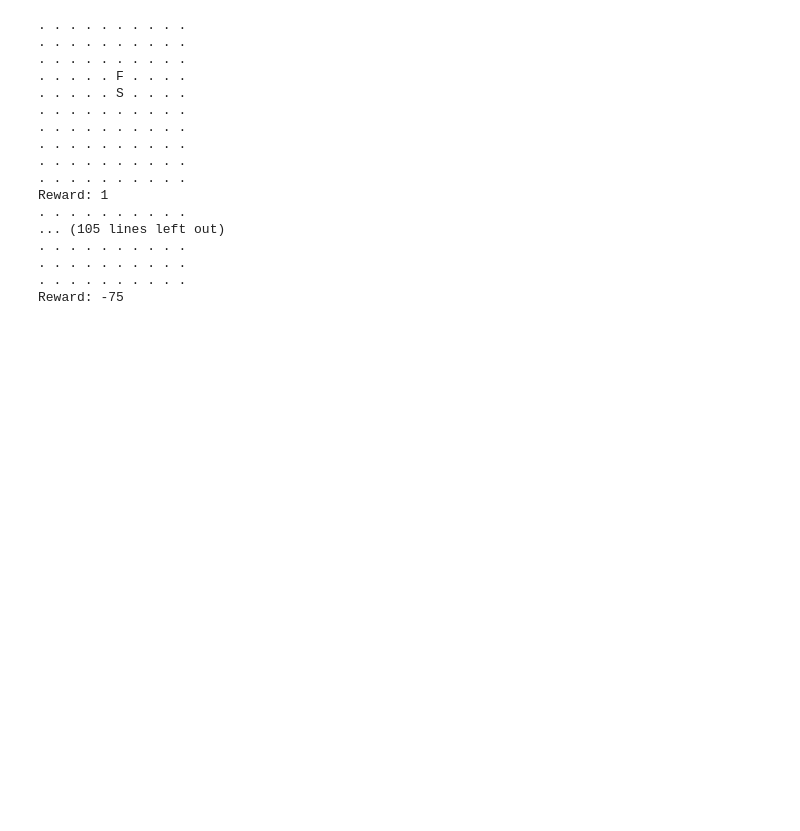
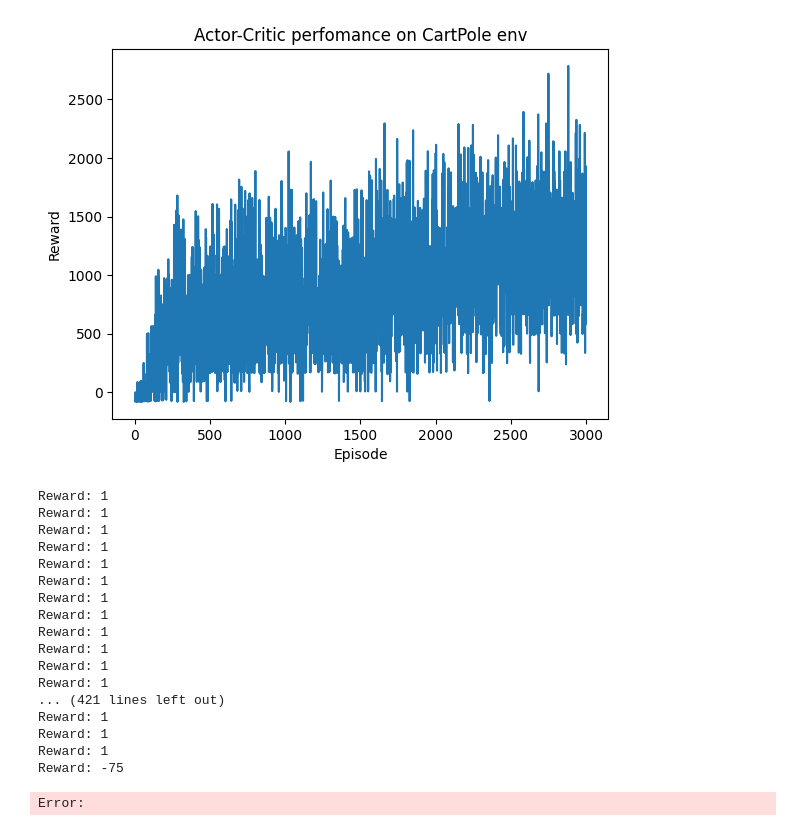
Before and after one commit to IVproger/RL_ShakeGame_project, a Jupyter notebook: notebooks/deep_models/actor_critic.ipynb, the cells around one changed output. Cells and saved outputs as stored; diff of their text form; code cells hidden in the pictures; blank space fills up the shorter version.

Commit message:
the Actor Critic model done

```diff
--- a/notebooks/deep_models/actor_critic.ipynb
+++ b/notebooks/deep_models/actor_critic.ipynb
@@ -140,0 +50,18 @@ KeyboardInterrupt:
+# %%
+env = SnakeEnv(grid_size=10, interact=False)
+num_actions = env.action_space.n
+num_inputs = env.observation_space.shape[0]
+# %%
+gamma = 0.99
+actor_lr = 0.0001
+critic_lr = 0.0001
+num_episodes = 3000
+# %%
+actor = Actor(num_inputs, num_actions)
+critic = Critic(num_inputs)
+criterion = nn.MSELoss()
+episode_reward_list = list()
+# %%
+# Initialize optimizers and learning rate schedulers
+actor_optimizer = torch.optim.Adam(actor.parameters(), lr=0.001)
+critic_optimizer = torch.optim.Adam(critic.parameters(), lr=0.001)
@@ -141,26 +107,40 @@ KeyboardInterrupt:
+# %%
+# Plot the Results
+import matplotlib.pyplot as plt
+plt.plot(episode_reward_list)
+plt.xlabel('Episode')
+plt.ylabel('Reward')
+plt.title('Actor-Critic perfomance on CartPole env')
+plt.show()
+# %% [output]
+[figure, added]
 # %%
+# Inference loop
+env = SnakeEnv(grid_size=20)
 state = env.reset()
 done = False
 while not done:
-    action = agent.choose_action(state.flatten())
+    with torch.no_grad():
+        action, _ = actor.choose_action(state)
     state, reward, done, _ = env.step(action)
     env.render()
     print(f"Reward: {reward}")
 # %% [output]
-. . . . . . . . . .
-. . . . . . . . . .
-. . . . . . . . . .
-. . . . . F . . . .
-. . . . . S . . . .
-. . . . . . . . . .
-. . . . . . . . . .
-. . . . . . . . . .
-. . . . . . . . . .
-. . . . . . . . . .
 Reward: 1
-. . . . . . . . . .
-... (105 lines left out)
-. . . . . . . . . .
-. . . . . . . . . .
-. . . . . . . . . .
+Reward: 1
+Reward: 1
+Reward: 1
+Reward: 1
+Reward: 1
+Reward: 1
+Reward: 1
+Reward: 1
+Reward: 1
+Reward: 1
+Reward: 1
+... (421 lines left out)
+Reward: 1
+Reward: 1
+Reward: 1
 Reward: -75
+Error:
```
Also changed, not shown: parts of 9 cells of this notebook, 1 other file.
